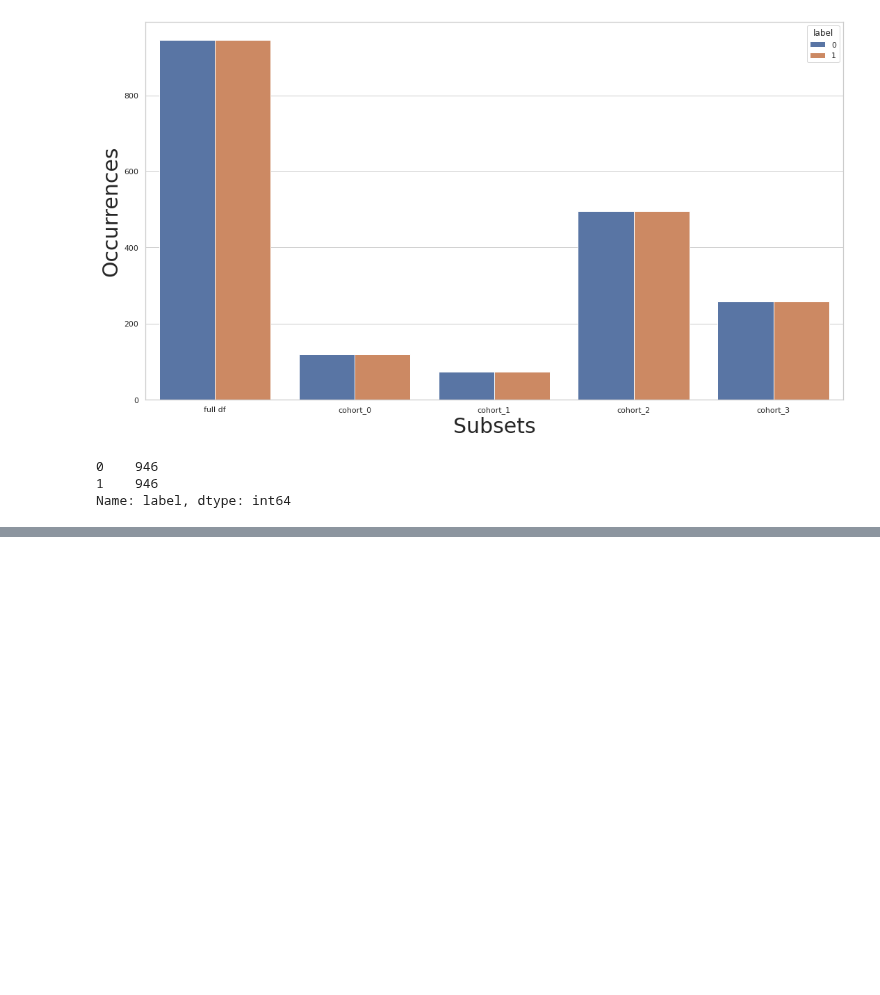
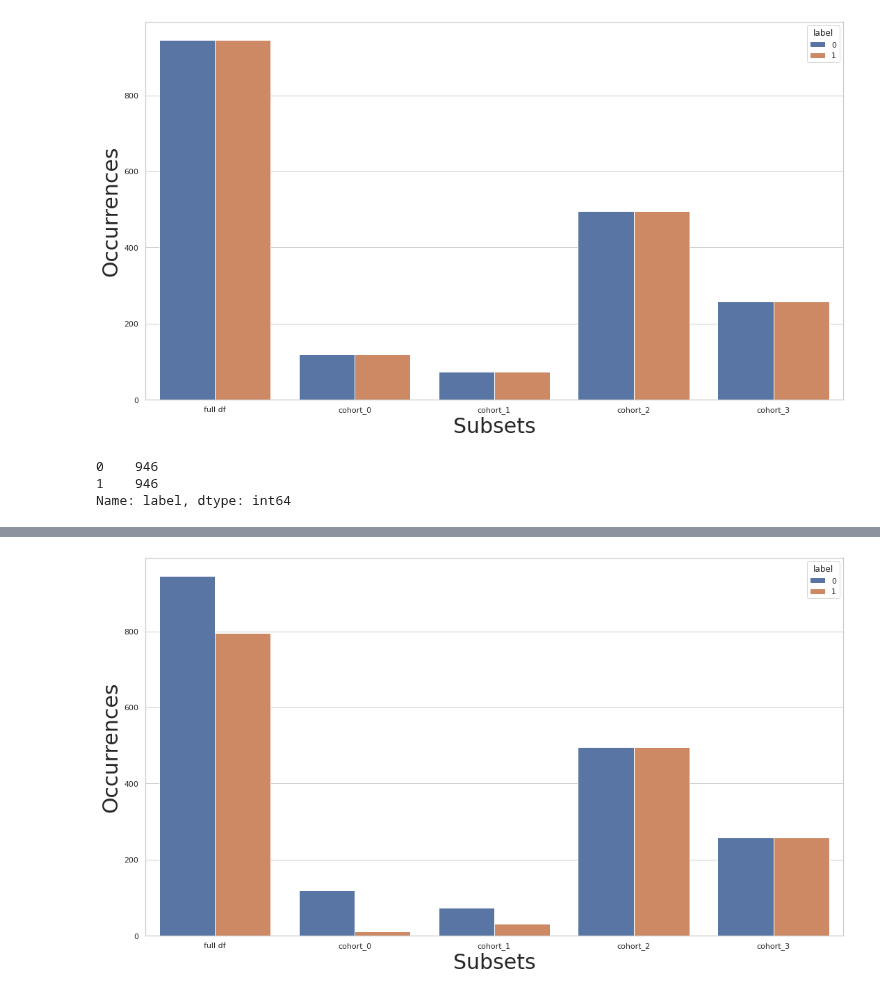
Before and after one commit to microsoft/responsible-ai-toolbox-mitigations, a Jupyter notebook: notebooks/cohort/cohort_manager.ipynb, the cells around one changed output, grey strips where cells are left out. Drawn from its saved outputs; the diff is of its cells as text; code cells hidden in the pictures; blank space fills up the shorter version.

```diff
--- a/notebooks/cohort/cohort_manager.ipynb
+++ b/notebooks/cohort/cohort_manager.ipynb
@@ -775,0 +774,17 @@ As we can see, we now have a balanced full dataset, while also having balanced c
+# %%
+rebalance_cohort = CohortManager(
+    transform_pipe=[
+        [],
+        [],
+        [dp.Rebalance(verbose=False)],
+        [dp.Rebalance(verbose=False)],
+    ],
+    cohort_col=["CN_1_num_1"]
+)
+new_X, new_y = rebalance_cohort.fit_resample(X, y)
+
+subsets = rebalance_cohort.get_subsets(new_X, new_y, apply_transform=False)
+
+plot_value_counts_cohort(new_y, subsets, normalize=False)
+# %% [output]
+[figure, added]
```
Also changed, not shown: parts of 4 cells of this notebook, 38 other files.
